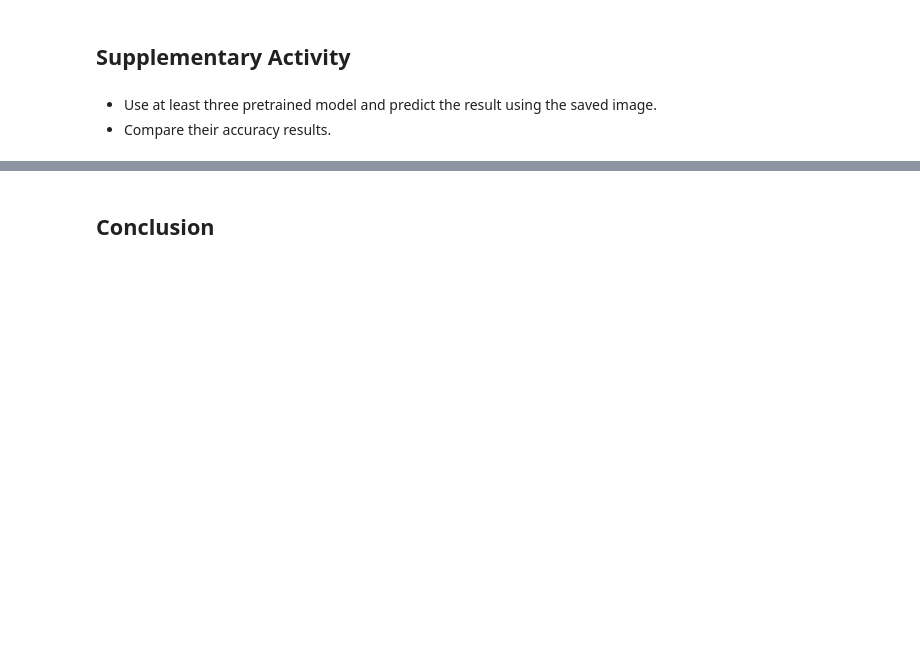
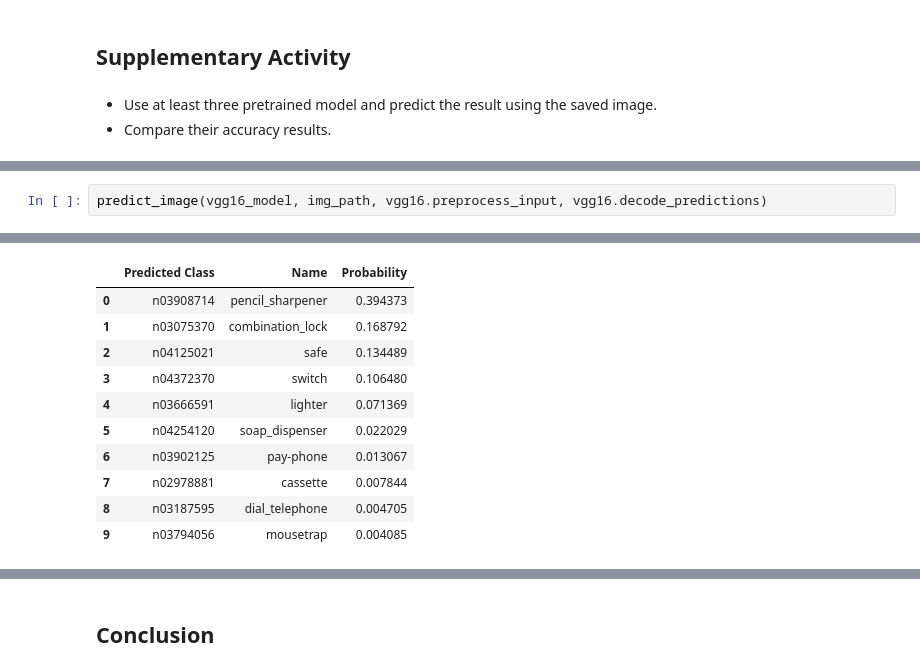
Before and after one commit to tmaiecnj/CPE-313, a Jupyter notebook: Hands-on Activity 2.3 - CNN Network Architectures.ipynb, the cells around one changed output, grey strips where cells are left out. Cells and saved outputs as stored; diff of their text form; blank space fills up the shorter version.

```diff
--- a/Hands-on Activity 2.3 - CNN Network Architectures.ipynb
+++ b/Hands-on Activity 2.3 - CNN Network Architectures.ipynb
@@ -152,0 +254,3 @@ type your answer here
+# %%
+predict_image(vgg16_model, img_path, vgg16.preprocess_input, vgg16.decode_predictions)
+# %% [output]
@@ -152,0 +258,11 @@ type your answer here
+|  | Predicted Class | Name | Probability |
+| 0 | n03908714 | pencil_sharpener | 0.394373 |
+| 1 | n03075370 | combination_lock | 0.168792 |
+| 2 | n04125021 | safe | 0.134489 |
+| 3 | n04372370 | switch | 0.106480 |
+| 4 | n03666591 | lighter | 0.071369 |
+| 5 | n04254120 | soap_dispenser | 0.022029 |
+| 6 | n03902125 | pay-phone | 0.013067 |
+| 7 | n02978881 | cassette | 0.007844 |
+| 8 | n03187595 | dial_telephone | 0.004705 |
+| 9 | n03794056 | mousetrap | 0.004085 |
```
Also changed, not shown: parts of 24 cells of this notebook, 1 other file.
